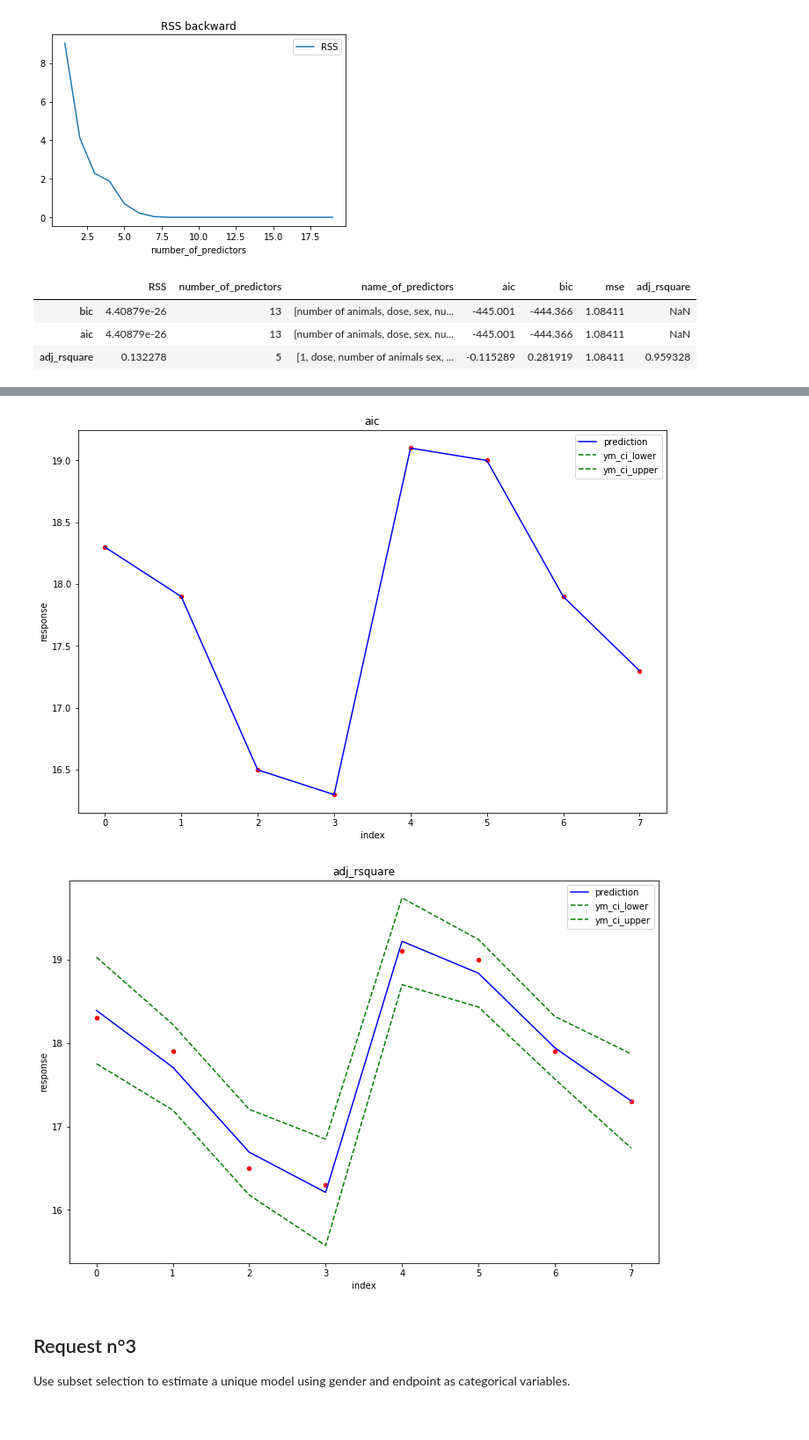
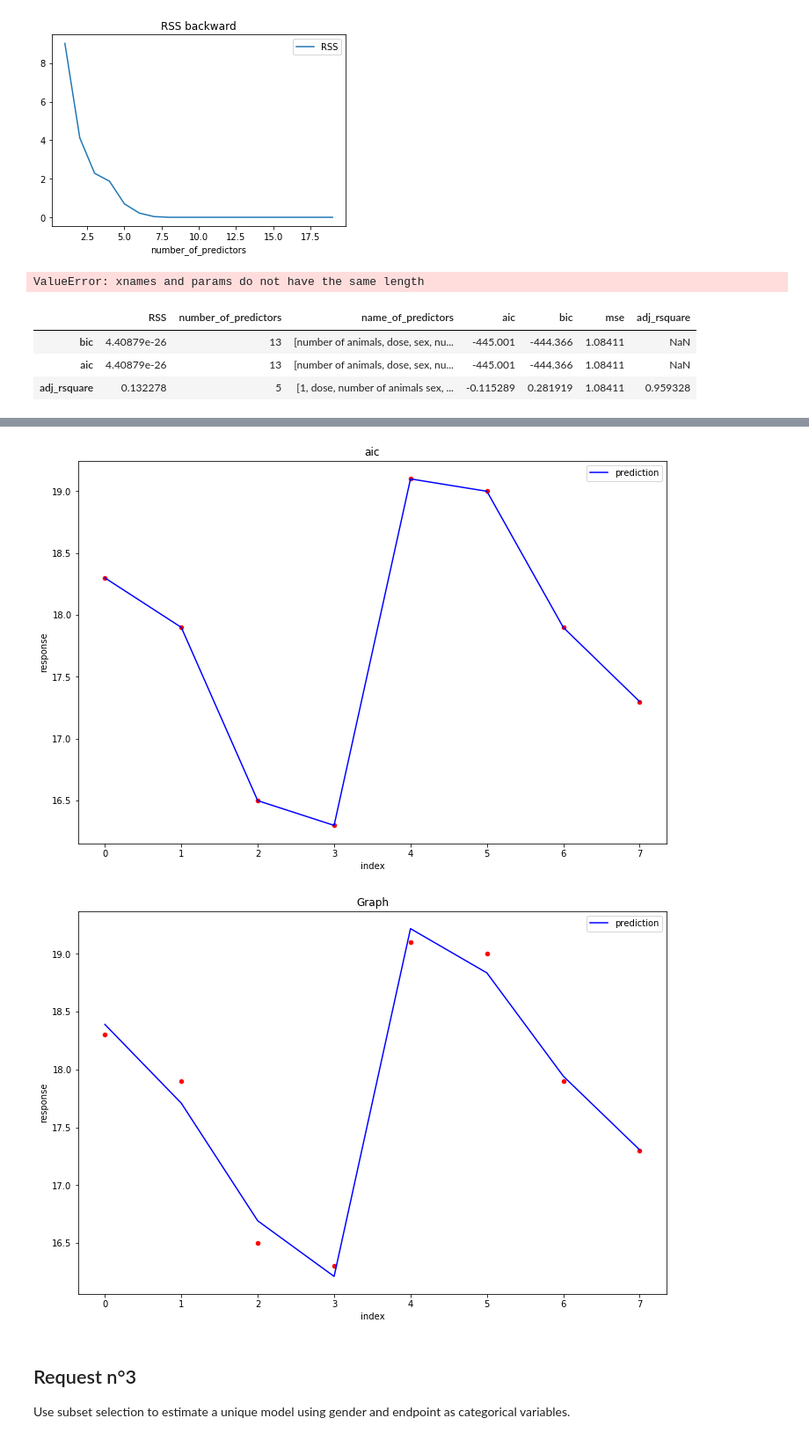
Before and after one commit to AndreaPrati98/EFSA_study, a Jupyter notebook: Notebooks/EFSA_study.ipynb, the cells around one changed output, grey strips where cells are left out. Shown at 88% size. Saved outputs shown, nothing was run; the diff lists cells and outputs as text; code cells hidden in the pictures.

```diff
--- a/Notebooks/EFSA_study.ipynb
+++ b/Notebooks/EFSA_study.ipynb
@@ -290,3 +294,7 @@ best_models_concat = best_models_concat.reset_index().drop(columns=["index"])
+# %%
+display(d["model"]["bic"].summary())
+# %% [output]
+ValueError: xnames and params do not have the same length
 # %%
 best_models_concat["adj_rsquare"] = best_models_concat["adj_rsquare"].astype("float64")
 best_models_concat["bic"] = best_models_concat["bic"].astype("float64")
@@ -302,7 +310,7 @@ display(best_models_all[["RSS", "number_of_predictors", "name_of_predictors", "a
 | aic | 4.40879e-26 | 13 | [number of animals, dose, sex, nu... | -445.001 | -444.366 | 1.08411 | NaN |
 | adj_rsquare | 0.132278 | 5 | [1, dose, number of animals sex, ... | -0.115289 | 0.281919 | 1.08411 | 0.959328 |
 # %%
-fn.plot_response_over_prediction(Y, best_models_all.loc["bic"]["Y_pred"], "bic", wrapper=best_models_all.loc["bic"].model)
-fn.plot_response_over_prediction(Y, best_models_all.loc["aic"]["Y_pred"], "aic", wrapper=best_models_all.loc["aic"].model)
-fn.plot_response_over_prediction(Y, best_models_all.loc["adj_rsquare"]["Y_pred"], "adj_rsquare", wrapper=best_models_all.loc["adj_rsquare"].model)
+fn.plot_response_over_prediction(Y, best_models_all.loc["bic"]["Y_pred"], "bic")
+fn.plot_response_over_prediction(Y, best_models_all.loc["aic"]["Y_pred"], "aic")
+fn.plot_response_over_prediction(Y, best_models_all.loc["adj_rsquare"]["Y_pred"])
 # %% [output]
@@ -310,5 +318,5 @@ fn.plot_response_over_prediction(Y, best_models_all.loc["adj_rsquare"]["Y_pred"]
-[figure, old version]
+[figure, new version]
-[figure, old version]
+[figure, new version]
 # %% [markdown]
 ## Request n°3
 Use subset selection to estimate a unique model using gender and endpoint as categorical variables.
```
Also changed, not shown: parts of 6 cells of this notebook.
